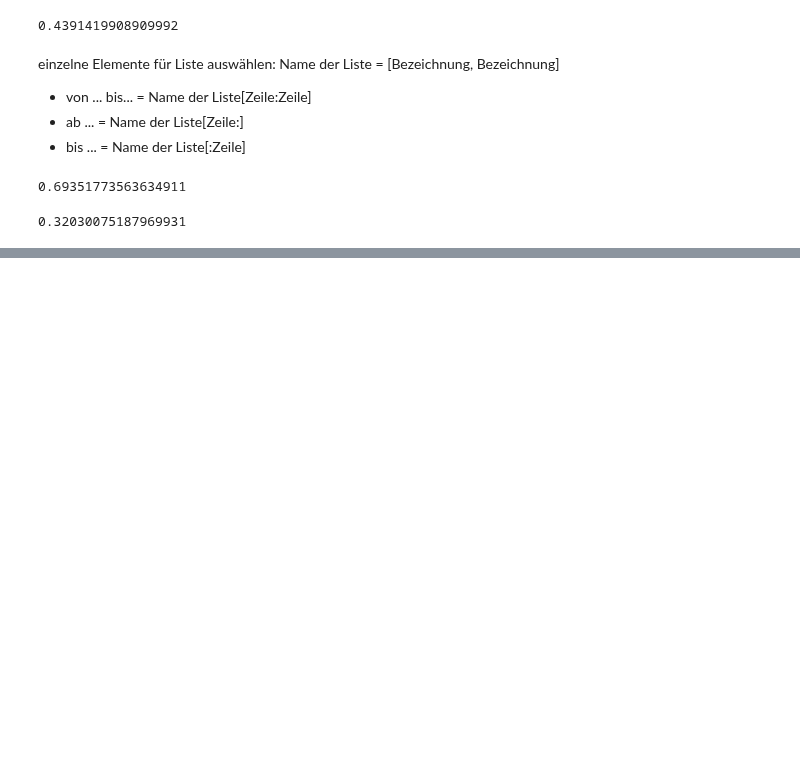
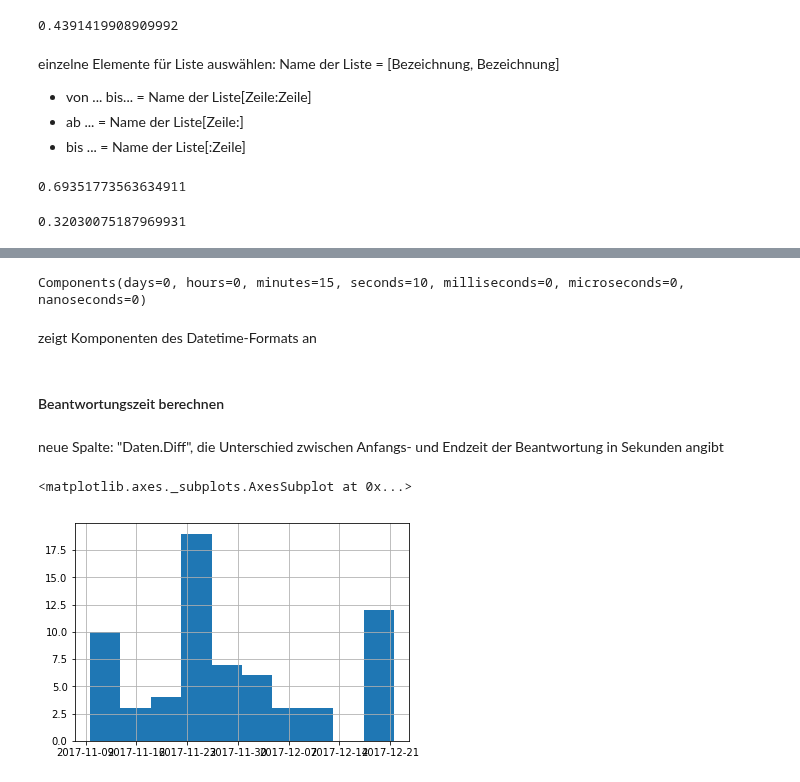
Before and after one commit to martinakienberger/Dissertation_LIS, a Jupyter notebook: Datenanalyse.ipynb, the cells around one changed output, grey strips where cells are left out. Drawn from its saved outputs; the diff is of its cells as text; code cells hidden in the pictures; blank space fills up the shorter version.

```diff
--- a/Datenanalyse.ipynb
+++ b/Datenanalyse.ipynb
@@ -224,0 +239,3 @@ CronbachAlpha(Daten[Liste_C_Q1[2:8]].fillna(3))
+# %%
+Daten['V8'] = pd.to_datetime(Daten.V8)
+Daten['V9'] = pd.to_datetime(Daten.V9)
@@ -224,0 +244,17 @@ CronbachAlpha(Daten[Liste_C_Q1[2:8]].fillna(3))
+# %%
+(Daten['V9'][0] - Daten['V8'][0]).components
+# %% [output]
+Components(days=0, hours=0, minutes=15, seconds=10, milliseconds=0, microseconds=0, nanoseconds=0)
+# %% [markdown]
+zeigt Komponenten des Datetime-Formats an
+# %% [markdown]
+#### Beantwortungszeit berechnen
+# %%
+Daten['Diff'] = (Daten['V9'] - Daten['V8']).dt.total_seconds()
+# %% [markdown]
+neue Spalte: "Daten.Diff", die Unterschied zwischen Anfangs- und Endzeit der Beantwortung in Sekunden angibt
+# %%
+Daten.V9.hist()
+# %% [output]
+<matplotlib.axes._subplots.AxesSubplot at 0x...>
+[figure, added]
```
Also changed, not shown: parts of 13 cells of this notebook.
